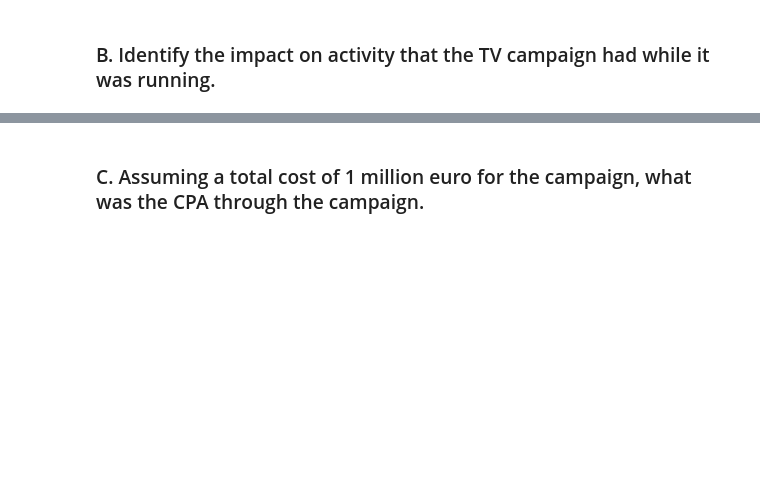
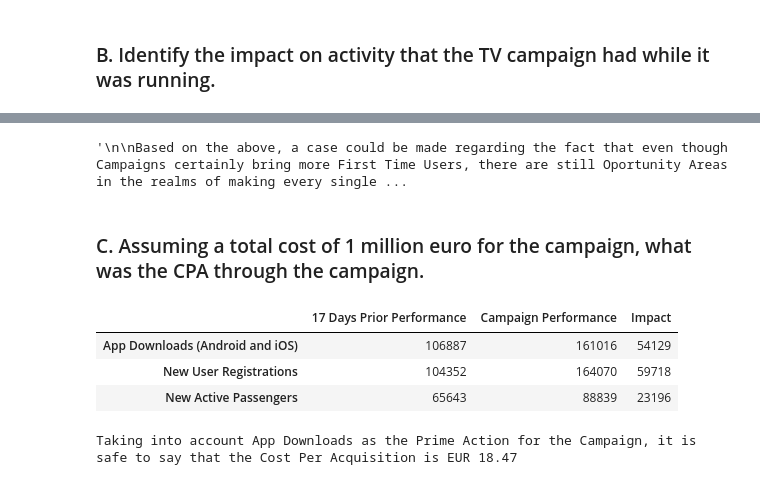
Before and after one commit to varrett/FN_Assesstment, a Jupyter notebook: Analysis/tv_campaign_analysis.ipynb, the cells around one changed output, grey strips where cells are left out. Cells and saved outputs as stored; diff of their text form; code cells hidden in the pictures; blank space fills up the shorter version.

```diff
--- a/Analysis/tv_campaign_analysis.ipynb
+++ b/Analysis/tv_campaign_analysis.ipynb
@@ -80,2 +175,48 @@ fig.show()
+# %%
+"""
+
+Based on the above, a case could be made regarding the fact that even though Campaigns certainly bring more First Time Users, there are still Oportunity Areas in the realms of making every single New Register complete a ride with no more than an elapsed day from Registration untill Tour.
+
+"""
+# %% [output]
+'\n\nBased on the above, a case could be made regarding the fact that even though Campaigns certainly bring more First Time Users, there are still Oportunity Areas in the realms of making every single ...
 # %% [markdown]
 ### C. Assuming a total cost of 1 million euro for the campaign, what was the CPA through the campaign.
+# %%
+# For this question, the exact duration of the Campaign is Case Sensitive, thus, let's study 17 Days Prior to the Campaign and the 17 Exact Days the Campaign lasted, so we can get a proper Cost Per Acquisition.
+
+# 1. Filtering the data.
+
+dfff = data[['Date', 'New Active Passengers', 'New User Registrations', 'App Downloads (Android and iOS)']]
+
+# 2. Studying Average Levels pre and post Campaign.
+
+pivottt = pd.DataFrame(
+            data=pd.pivot_table(dfff,
+                values=['New User Registrations', 'New Active Passengers', 'App Downloads (Android and iOS)'],
+                    index=['Date'],
+                        aggfunc={'New User Registrations': np.sum, 'New Active Passengers': np.sum, 'App Downloads (Android and iOS)': np.sum}),
+                            dtype=np.int64)
+
+impactt = pd.DataFrame(
+            data=round(pivottt[27:43].sum(axis=0),0),
+                dtype=np.int64).rename(columns={0: '17 Days Prior Performance'})
+
+impactt['Campaign Performance'] = pd.DataFrame(
+            data=round(pivottt[44:60].sum(axis=0),0),
+                dtype=np.int64)
+
+impactt = impactt.reindex(['App Downloads (Android and iOS)', 'New User Registrations', 'New Active Passengers'])
+
+impactt['Impact'] = impactt['Campaign Performance']-impactt['17 Days Prior Performance']
+
+impactt
+# %% [output]
+|  | 17 Days Prior Performance | Campaign Performance | Impact |
+| App Downloads (Android and iOS) | 106887 | 161016 | 54129 |
+| New User Registrations | 104352 | 164070 | 59718 |
+| New Active Passengers | 65643 | 88839 | 23196 |
+# %%
+print('Taking into account App Downloads as the Prime Action for the Campaign, it is safe to say that the Cost Per Acquisition is EUR {:.2f}'.format(1000000/impactt['Impact'][0]))
+# %% [output]
+Taking into account App Downloads as the Prime Action for the Campaign, it is safe to say that the Cost Per Acquisition is EUR 18.47
```
Also changed, not shown: parts of 8 cells of this notebook, 3 other files.
